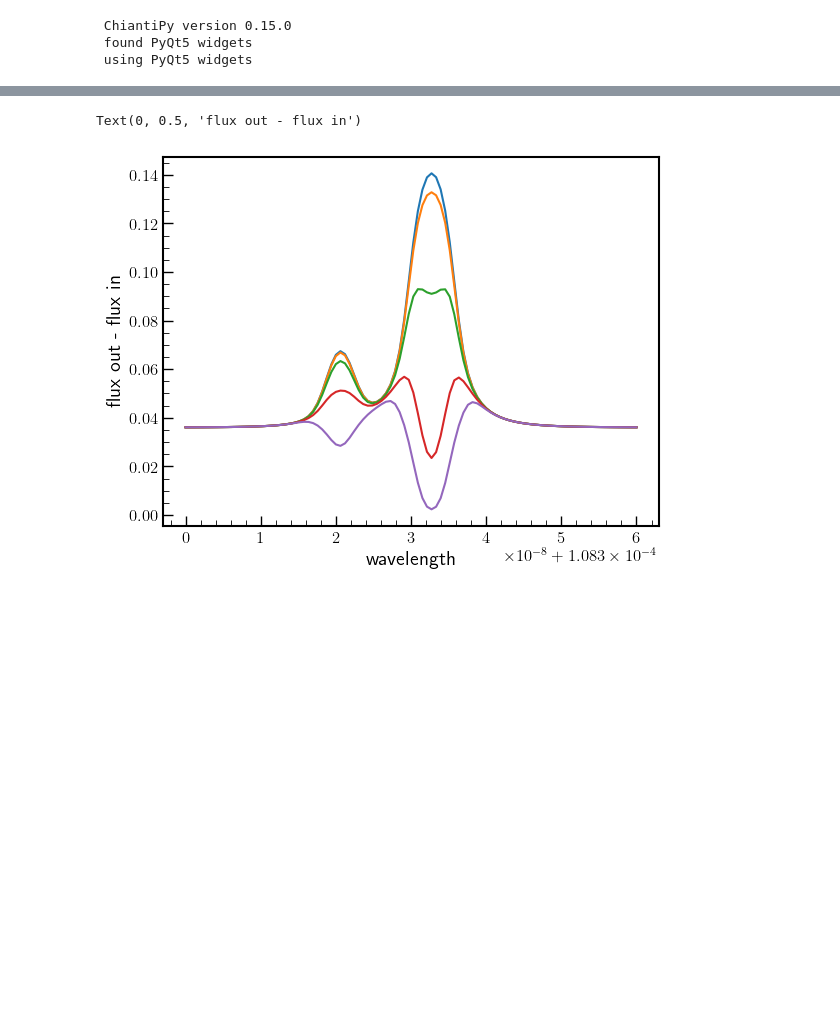
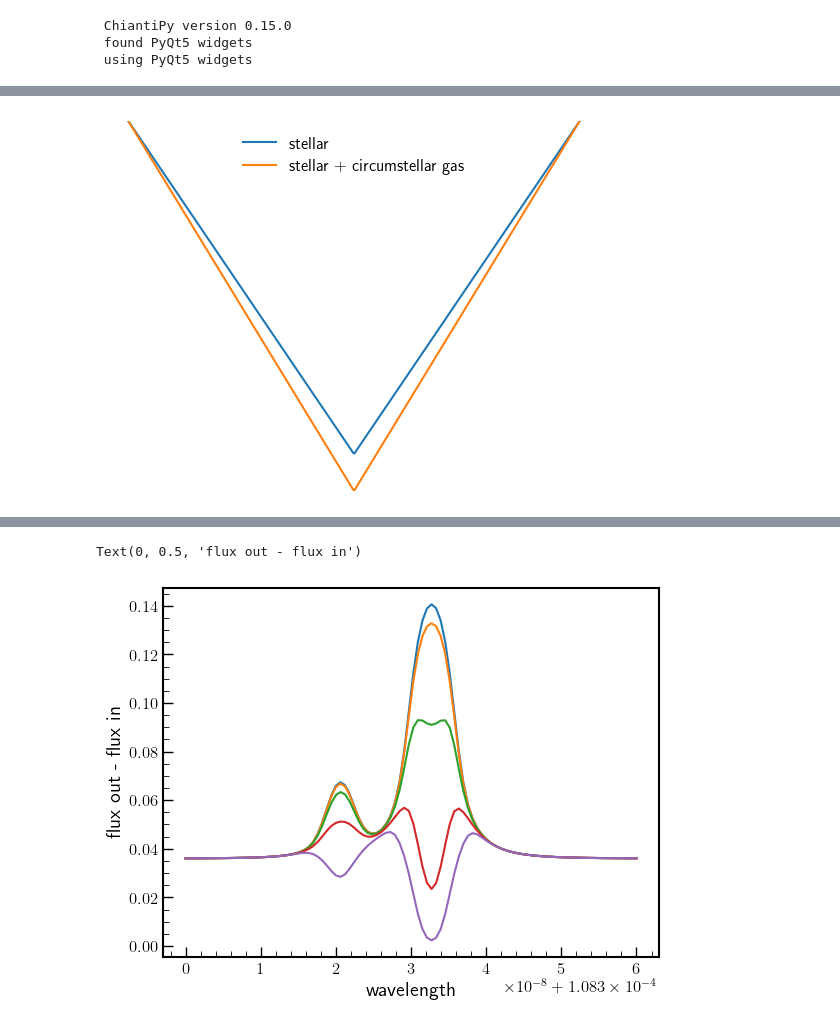
Before and after one commit to eschreyer/torus, a Jupyter notebook: paper_plots.ipynb, the cells around one changed output, grey strips where cells are left out. Cells and saved outputs as stored; diff of their text form; code cells hidden in the pictures; blank space fills up the shorter version.

```diff
--- a/paper_plots.ipynb
+++ b/paper_plots.ipynb
@@ -200,0 +216,22 @@ plt.plot(wl, spectrum)
+# %%
+from scipy.signal import sawtooth
+fig, ax = plt.subplots()
+
+
+# Define time values
+t = np.linspace(0, 1, 500)
+
+# Generate triangular wave
+tri_wave = sawtooth((2 * np.pi * 1 * t), width=0.5)  # 5 Hz frequency
+
+f = (1 - tri_wave)/2
+
+# Plot the wave
+
+ax.plot(t, f + (1-f)*0.1, label = 'stellar')
+ax.plot(t, f, label = 'stellar + circumstellar gas')
+ax.legend()
+ax.set_ylim(0, 1)
+ax.set_axis_off()
+# %% [output]
+[figure, added]
```
Also changed, not shown: parts of 32 cells of this notebook, 9 other files.
